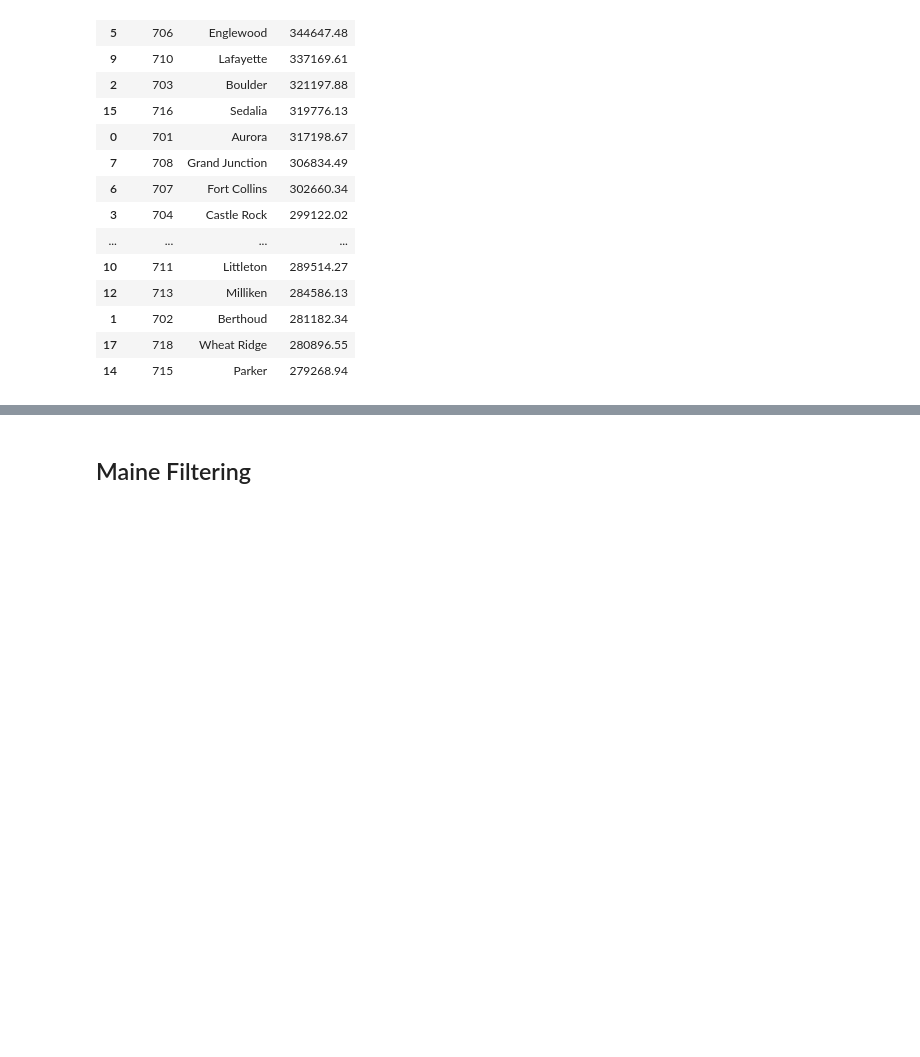
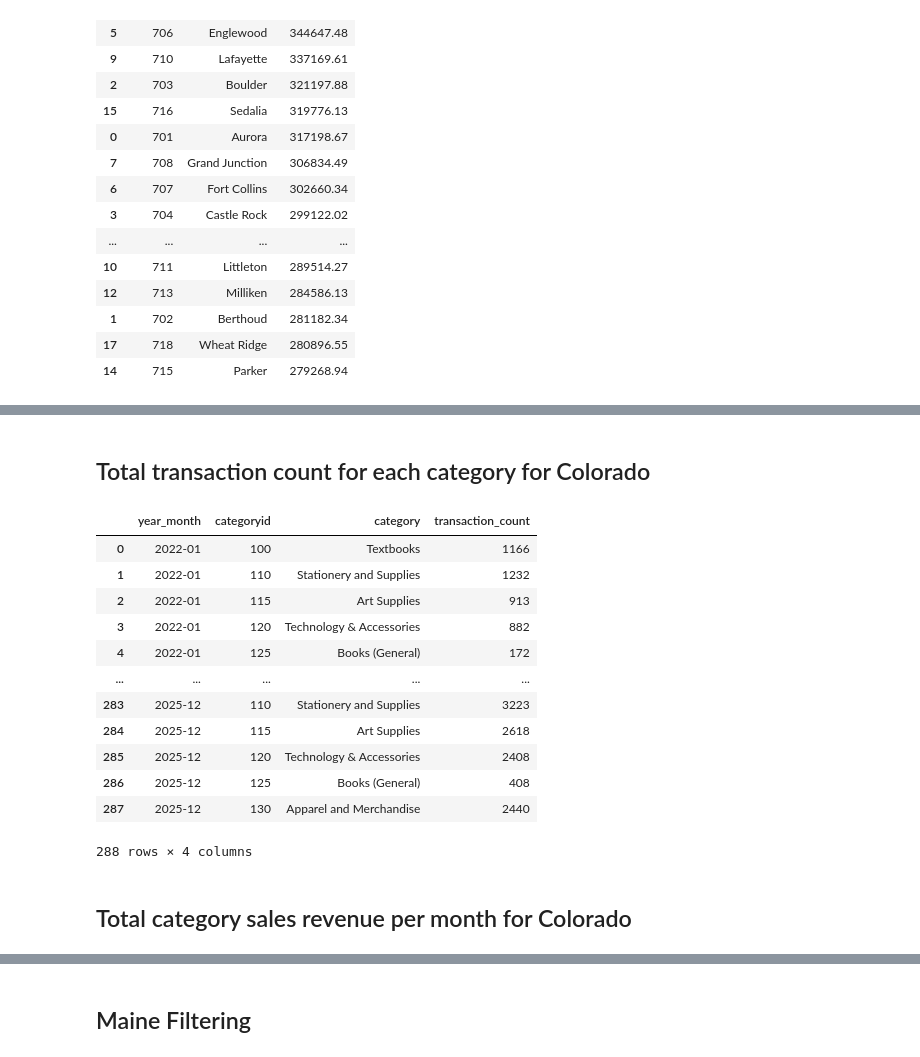
Before and after one commit to Lpoul/Capstone2, a Jupyter notebook: Poulson_sales_analysis.ipynb, the cells around one changed output, grey strips where cells are left out. Drawn from its saved outputs; the diff is of its cells as text; code cells hidden in the pictures; blank space fills up the shorter version.

```diff
--- a/Poulson_sales_analysis.ipynb
+++ b/Poulson_sales_analysis.ipynb
@@ -253,2 +256,4 @@ colorado_top_customers
 521 rows × 4 columns
+# %% [markdown]
+## Total transaction count for each category for Colorado
 # %%
@@ -258,3 +265,21 @@ colorado_grouped = colorado_product.groupby(["year_month", "categoryid"])
 colorado_transactions = colorado_grouped["sale_amount"].count().reset_index()
 colorado_transactions = colorado_transactions.rename(columns={"sale_amount": "transaction_count"})
+# %%
+colorado_transactions
+# %% [output]
+|  | year_month | categoryid | category | transaction_count |
+| 0 | 2022-01 | 100 | Textbooks | 1166 |
+| 1 | 2022-01 | 110 | Stationery and Supplies | 1232 |
+| 2 | 2022-01 | 115 | Art Supplies | 913 |
+| 3 | 2022-01 | 120 | Technology & Accessories | 882 |
+| 4 | 2022-01 | 125 | Books (General) | 172 |
+| ... | ... | ... | ... | ... |
+| 283 | 2025-12 | 110 | Stationery and Supplies | 3223 |
+| 284 | 2025-12 | 115 | Art Supplies | 2618 |
+| 285 | 2025-12 | 120 | Technology & Accessories | 2408 |
+| 286 | 2025-12 | 125 | Books (General) | 408 |
+| 287 | 2025-12 | 130 | Apparel and Merchandise | 2440 |
+288 rows × 4 columns
+# %% [markdown]
+## Total category sales revenue per month for Colorado
 # %%
```
Also changed, not shown: parts of 22 cells of this notebook.
